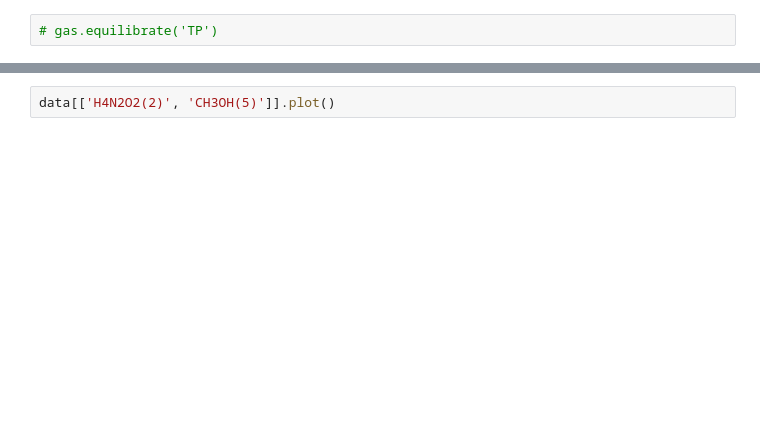
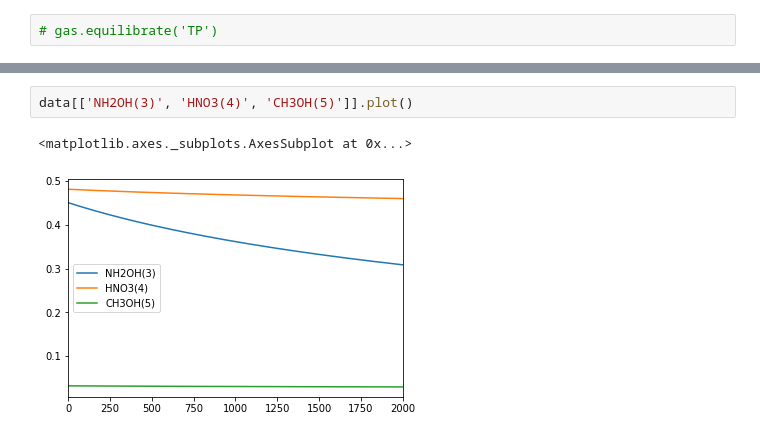
Before and after one commit to ChrisBNEU/HAN, a Jupyter notebook: CanteraModels/rocketman.ipynb, the cells around one changed output, grey strips where cells are left out. Saved outputs shown, nothing was run; the diff lists cells and outputs as text; blank space fills up the shorter version.

```diff
--- a/CanteraModels/rocketman.ipynb
+++ b/CanteraModels/rocketman.ipynb
@@ -318,4 +568,7 @@ data['T (C)'].plot()
 # %%
-data[['H4N2O2(2)', 'CH3OH(5)']].plot()
+data[['NH2OH(3)', 'HNO3(4)', 'CH3OH(5)']].plot()
+# %% [output]
+<matplotlib.axes._subplots.AxesSubplot at 0x...>
+[figure, added]
 # %%
 list(data.columns)[:4]
```
Also changed, not shown: parts of 43 cells of this notebook, 1 other file.
